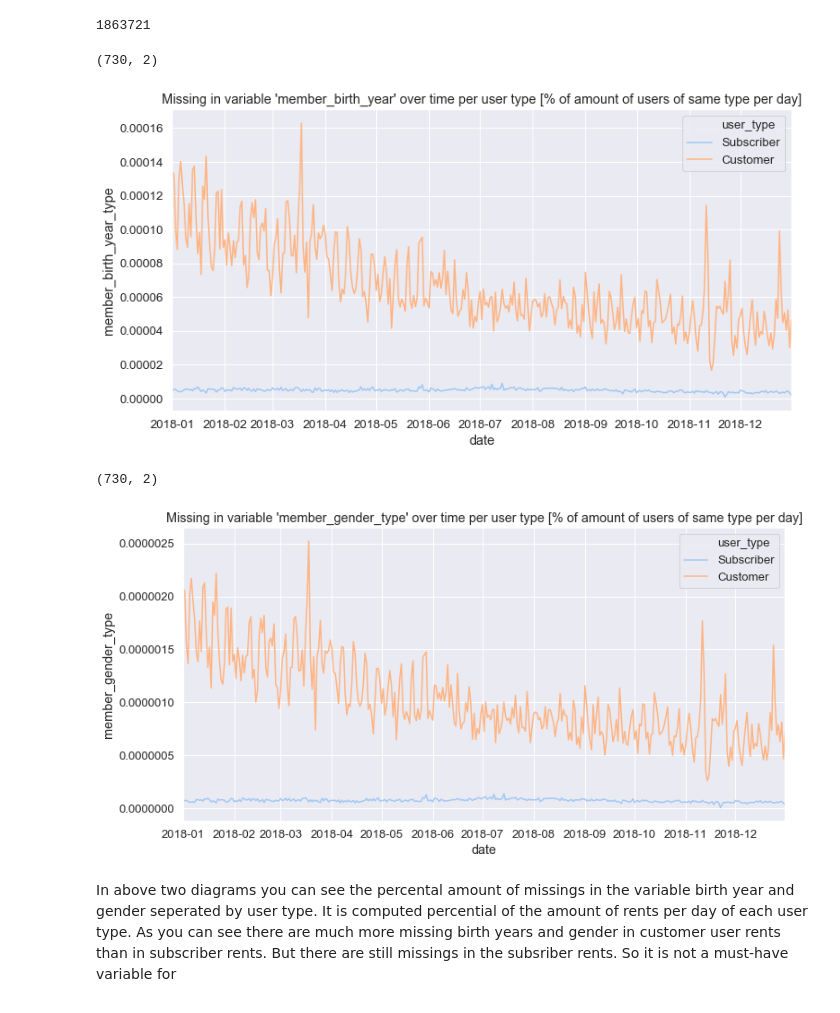
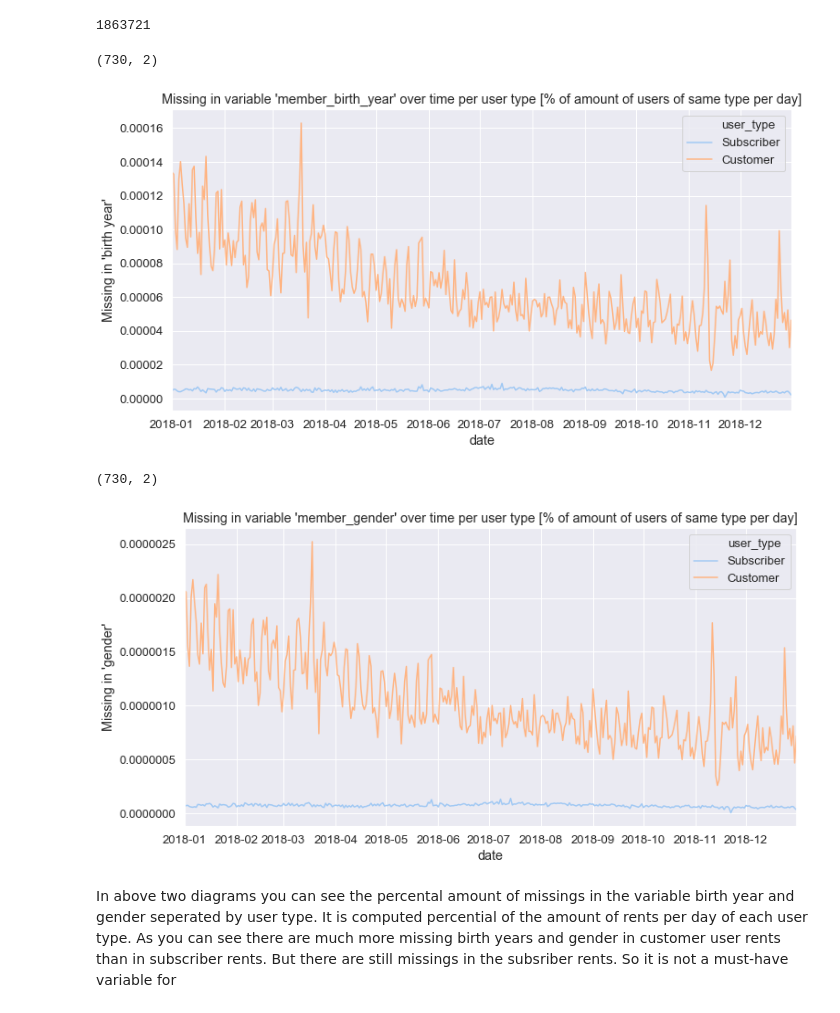
Before and after one commit to resa89/DataAnalystND, a Jupyter notebook: 07_CommunicatingDataFindings/exploration_template.ipynb, the cells around one changed output. Cells and saved outputs as stored; diff of their text form; code cells hidden in the pictures.

```diff
--- a/07_CommunicatingDataFindings/wrangle_act.ipynb
+++ b/07_CommunicatingDataFindings/exploration_template.ipynb
@@ -949,32 +960,34 @@ ax = ax = sns.lineplot(x=user_type_ts.index, y=user_type_ts['member_birth_year_t
 #ax2 = ax2 = sns.lineplot(x=user_type_customer_ts.index, y=user_type_customer_ts['member_birth_year'])
 
 ax.set_xlim(user_type_ts.index.min(), user_type_ts.index.max())
+ax.set_ylabel("Missing in 'birth year'")
 ax.set_title("Missing in variable 'member_birth_year' over time per user type [% of amount of users of same type per day]")
 
 fig = ax.get_figure()
 # %% [output]
 (730, 2)
-[figure, old version]
+[figure, new version]
 # %%
 user_type_ts_subscriber = pd.DataFrame(member_missings_customer[where_type_is_subscriber].groupby('date')['member_gender_type'].mean())
 user_type_ts_subscriber['user_type'] = 'Subscriber'
 user_type_ts_customer = pd.DataFrame(member_missings_customer[where_type_is_customer].groupby('date')['member_gender_type'].mean())
 user_type_ts_customer['user_type'] = 'Customer'
 
 user_type_ts = user_type_ts_subscriber.append(user_type_ts_customer, ignore_index=False)
 print(user_type_ts.shape)
 
 # visualize time series
 ax = ax = sns.lineplot(x=user_type_ts.index, y=user_type_ts['member_gender_type'], hue=user_type_ts['user_type'])
 #ax2 = ax2 = sns.lineplot(x=user_type_customer_ts.index, y=user_type_customer_ts['member_birth_year'])
+ax.set_ylabel("Missing in 'gender'")
 
 ax.set_xlim(user_type_ts.index.min(), user_type_ts.index.max())
-ax.set_title("Missing in variable 'member_gender_type' over time per user type [% of amount of users of same type per day]")
+ax.set_title("Missing in variable 'member_gender' over time per user type [% of amount of users of same type per day]")
 
 fig = ax.get_figure()
 # %% [output]
 (730, 2)
-[figure, old version]
+[figure, new version]
 # %% [markdown]
 In above two diagrams you can see the percental amount of missings in the variable birth year and gender seperated by user type. It is computed percential of the amount of rents per day of each user type. As you can see there are much more missing birth years and gender in customer user rents than in subscriber rents. But there are still missings in the subsriber rents. So it is not a must-have variable for
 # %% [markdown]
```
Also changed, not shown: parts of 22 cells of this notebook, 5 other files.
